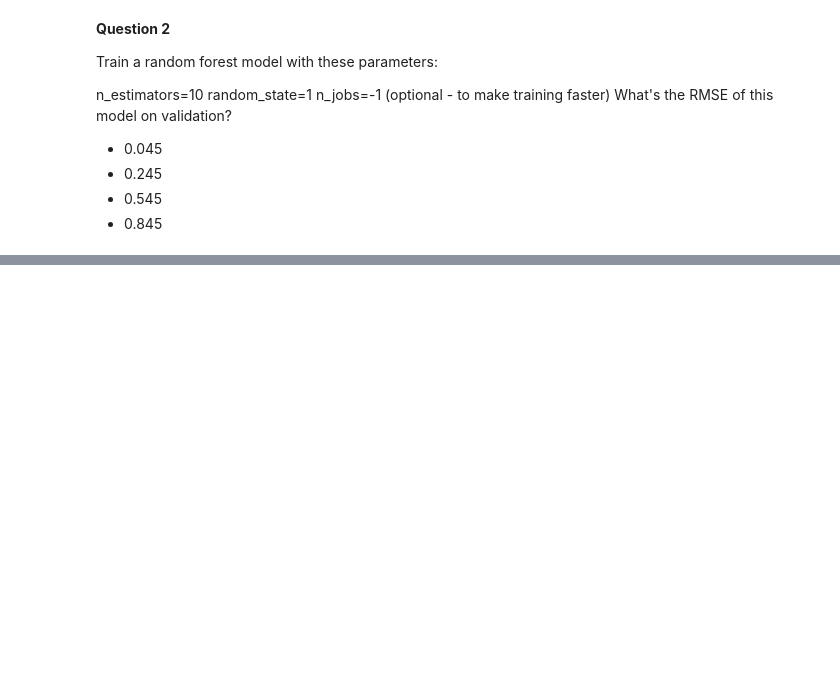
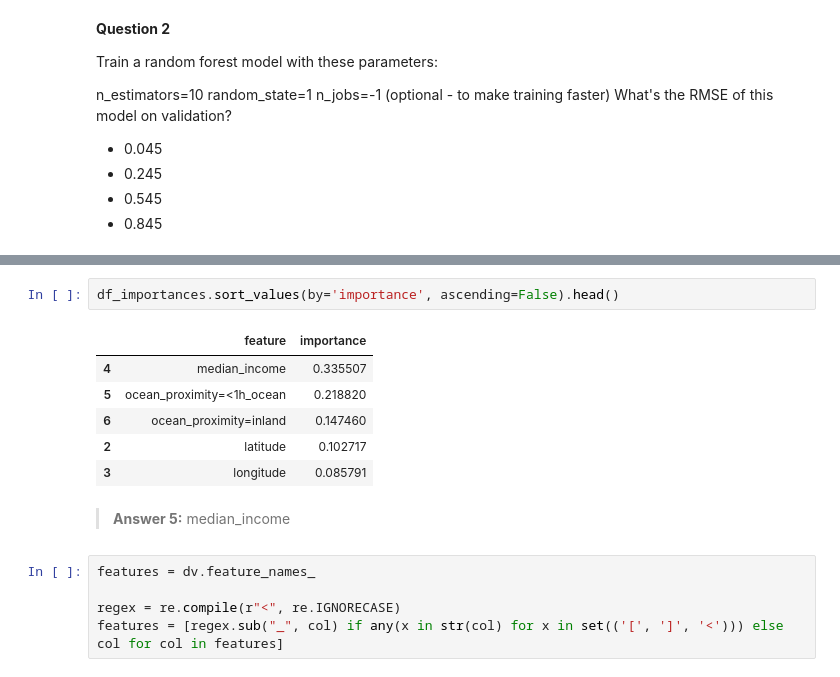
Before and after one commit to AnastasiiaLuk/ML_Zoomcamp, a Jupyter notebook: HW6/ML Zoomcamp 2023 - Homework #6.ipynb, the cells around one changed output, grey strips where cells are left out. Saved outputs shown, nothing was run; the diff lists cells and outputs as text; blank space fills up the shorter version.

```diff
--- a/HW6/ML Zoomcamp 2023 - Homework #6.ipynb
+++ b/HW6/ML Zoomcamp 2023 - Homework #6.ipynb
@@ -164,0 +309,16 @@ What's the RMSE of this model on validation?
+# %%
+df_importances.sort_values(by='importance', ascending=False).head()
+# %% [output]
+|  | feature | importance |
+| 4 | median_income | 0.335507 |
+| 5 | ocean_proximity=<1h_ocean | 0.218820 |
+| 6 | ocean_proximity=inland | 0.147460 |
+| 2 | latitude | 0.102717 |
+| 3 | longitude | 0.085791 |
+# %% [markdown]
+>__Answer 5:__ median_income
+# %%
+features = dv.feature_names_
+
+regex = re.compile(r"<", re.IGNORECASE)
+features = [regex.sub("_", col) if any(x in str(col) for x in set(('[', ']', '<'))) else col for col in features]
```
Also changed, not shown: parts of 17 cells of this notebook.
